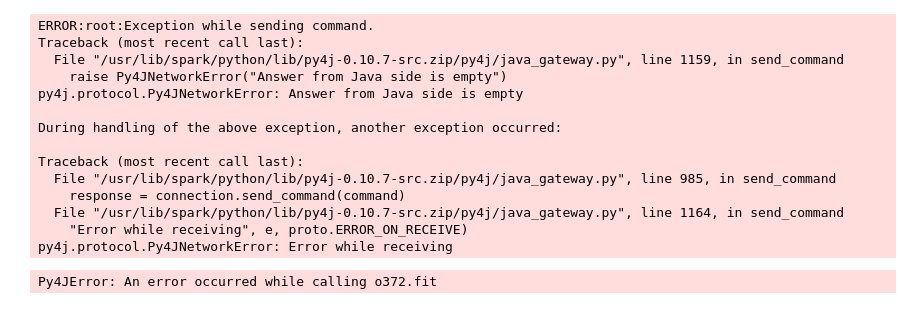
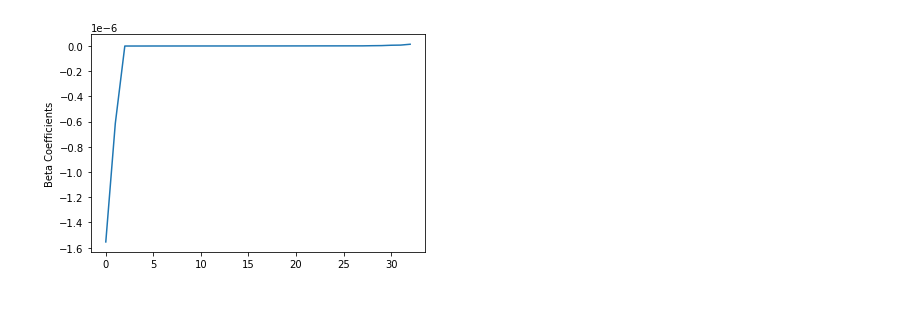
Before and after one commit to Yushuyang1994/502-project, a Jupyter notebook: Untitled1.ipynb, the cells around one changed output. Saved outputs shown, nothing was run; the diff lists cells and outputs as text; code cells hidden in the pictures.

Commit message:
lr model

```diff
--- a/Untitled1.ipynb
+++ b/Untitled1.ipynb
@@ -8,8 +8,15 @@ spark
 df = spark.read.parquet("s3://502-project-1/data")
 
 df.printSchema()
+df = df.na.drop(subset=['profit'])
+df.select([count(when(isnull(c), c)).alias(c) for c in df.columns]).show()
+df = df.na.fill(0)
 
-df = df.na.fill(0)
+df.createOrReplaceTempView("dfTable")
+df = spark.sql("select *, CASE \
+                   when profit >= 0 then 1 \
+                   when profit < 0 then 0 \
+                   end as label from dfTable")
 
 cols = ['cik', 'company_name', 'assigned_sic', 'accession_number_int', 'filing_date',
         'CostOfGoodsAndServicesSold', 'CostOfGoodsSold', 'CostOfServices', 'EarningsPerShareBasic',
@@ -26,7 +33,7 @@ cols = ['cik', 'company_name', 'assigned_sic', 'accession_number_int', 'filing_d
         'PaymentsOfDividendsCommonStock', 'PaymentsOfFinancingCosts',
         'PaymentsToAcquireBusinessesNetOfCashAcquired', 'PaymentsToAcquirePropertyPlantAndEquipment',
         'RepaymentsOfLongTermDebt', 'ResearchAndDevelopmentExpense', 'Revenues', 'SellingAndMarketingExpense',
-        'ShareBasedCompensation', 'year', 'profit_year', 'profit']
+        'ShareBasedCompensation', 'year', 'profit_year', 'profit', 'label']
 
 from pyspark.ml.feature import VectorAssembler
 
@@ -50,8 +57,6 @@ from pyspark.ml import Pipeline
 pipeline = Pipeline(stages=[assembler])
 
 from pyspark.sql.functions import isnan, count, when, col, isnull
-from pyspark.sql.functions import isnan, count, when, col, isnull
-df.select([count(when(isnull(c), c)).alias(c) for c in df.columns]).show()
 
 pipelineModel = pipeline.fit(df)
 
@@ -108,22 +104,15 @@ only showing top 5 rows
 # %%
 from pyspark.ml.classification import LogisticRegression
 # %%
-lr = LogisticRegression(featuresCol = 'features', labelCol = 'profit', maxIter=10)
+lr = LogisticRegression(featuresCol = 'features', labelCol = 'label', maxIter=10)
 # %%
 lrModel = lr.fit(train)
-# %% [output]
-ERROR:root:Exception while sending command.
-Traceback (most recent call last):
-  File "/usr/lib/spark/python/lib/py4j-0.10.7-src.zip/py4j/java_gateway.py", line 1159, in send_command
-    raise Py4JNetworkError("Answer from Java side is empty")
-py4j.protocol.Py4JNetworkError: Answer from Java side is empty
-
-During handling of the above exception, another exception occurred:
-
-Traceback (most recent call last):
-  File "/usr/lib/spark/python/lib/py4j-0.10.7-src.zip/py4j/java_gateway.py", line 985, in send_command
-    response = connection.send_command(command)
-  File "/usr/lib/spark/python/lib/py4j-0.10.7-src.zip/py4j/java_gateway.py", line 1164, in send_command
-    "Error while receiving", e, proto.ERROR_ON_RECEIVE)
-py4j.protocol.Py4JNetworkError: Error while receiving
-Py4JError: An error occurred while calling o372.fit
+# %%
+import matplotlib.pyplot as plt
+import numpy as np
+beta = np.sort(lrModel.coefficients)
+plt.plot(beta)
+plt.ylabel('Beta Coefficients')
+plt.show()
+# %% [output]
+[figure, added]
```
Also changed, not shown: parts of 8 cells of this notebook.
